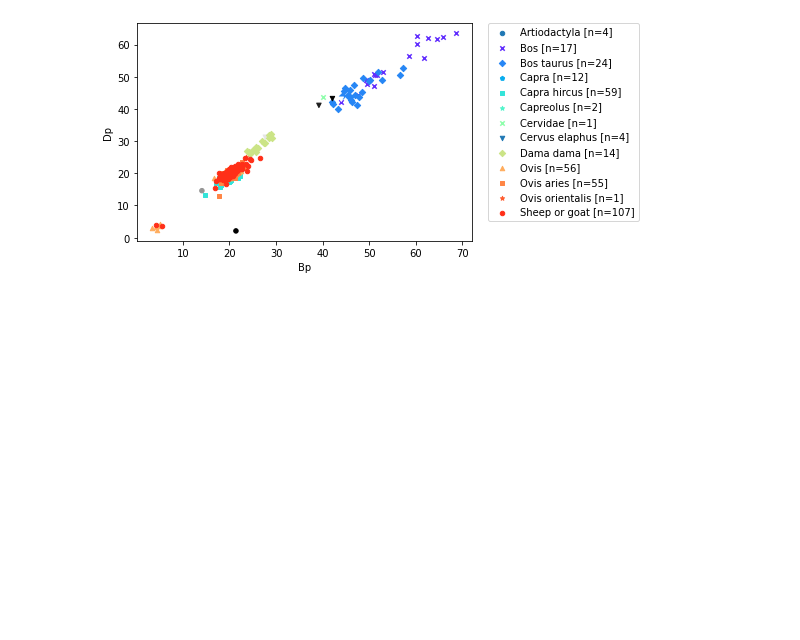
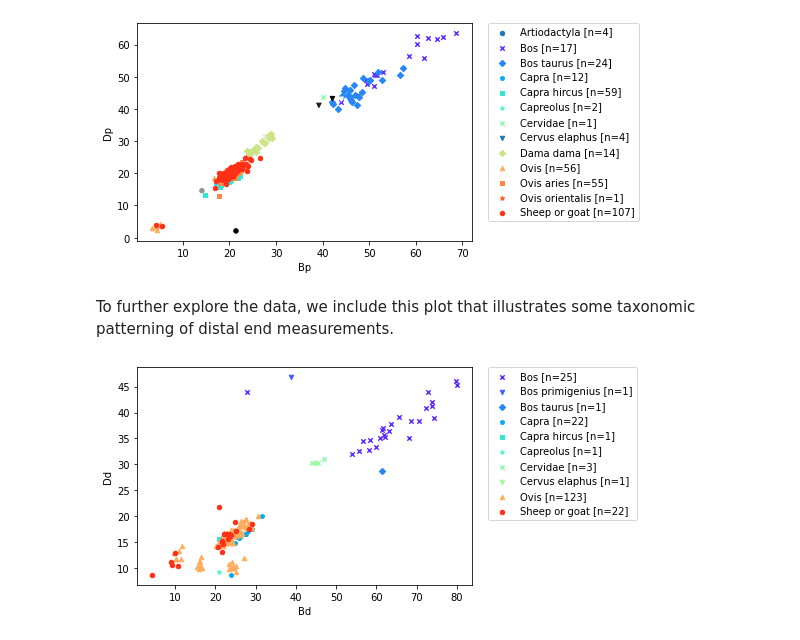
Before and after one commit to ekansa/open-context-jupyter, a Jupyter notebook: notebooks/Open Context Measurements.ipynb, the cells around one changed output. Saved outputs shown, nothing was run; the diff lists cells and outputs as text; code cells hidden in the pictures; blank space fills up the shorter version.

Commit message:
Added another plot for fun

```diff
--- a/notebooks/Open Context Measurements.ipynb
+++ b/notebooks/Open Context Measurements.ipynb
@@ -216,3 +216,17 @@ make_scatter_plot_from_oc_df(
 )
 # %% [output]
 [figure]
+# %% [markdown]
+To further explore the data, we include this plot that illustrates some taxonomic patterning of distal end measurements.
+# %%
+# Check some relationships in distal end measurements, also excluding pigs
+make_scatter_plot_from_oc_df(
+    df[~df['Has taxonomic identifier'].str.startswith('Sus')],
+    group_col='Has taxonomic identifier',
+    x_col='Bd',
+    y_col='Dd',
+    group_markers=group_markers,
+    group_colors=group_colors,
+)
+# %% [output]
+[figure, added]
```
